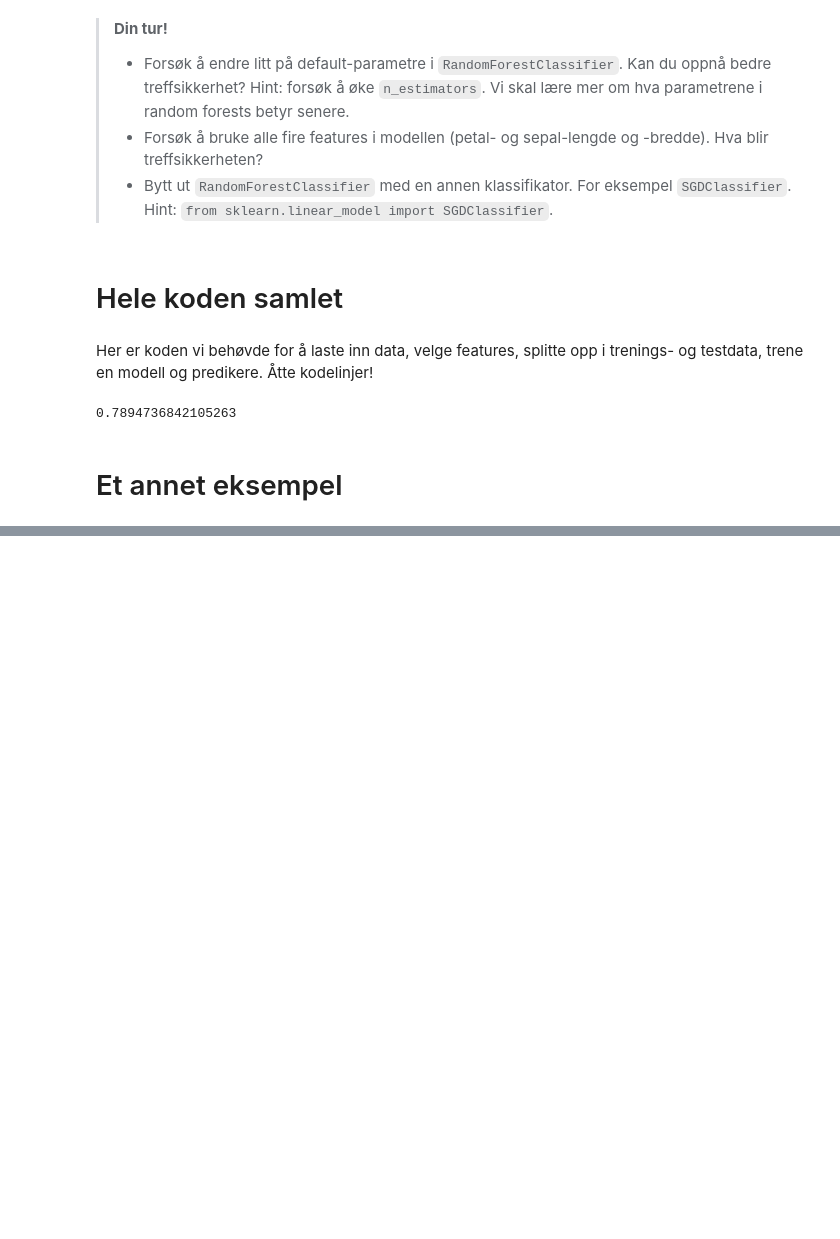
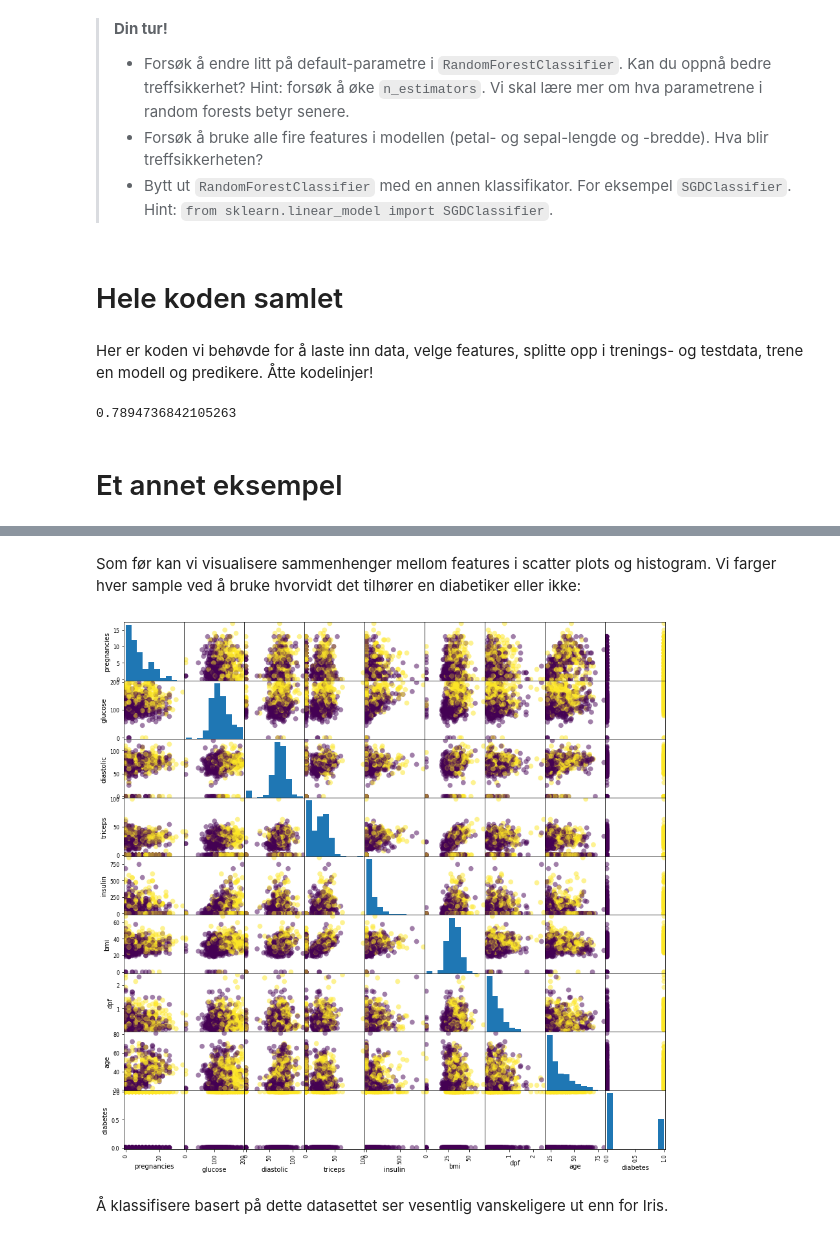
Before and after one commit to MMIV-ML/ELMED219-2020, a Jupyter notebook: notebooks/ELMED219-Lab0-Enkle_eksempler.ipynb, the cells around one changed output, grey strips where cells are left out. Drawn from its saved outputs; the diff is of its cells as text; code cells hidden in the pictures; blank space fills up the shorter version.

```diff
--- a/notebooks/ELMED219-Lab0-Enkle_eksempler.ipynb
+++ b/notebooks/ELMED219-Lab0-Enkle_eksempler.ipynb
@@ -414,0 +439,2 @@ accuracy_score(y_test, y_pred)
+# %%
+diabetes = pd.read_csv('data/diabetes.csv')
@@ -414,0 +497,9 @@ accuracy_score(y_test, y_pred)
+# %% [markdown]
+Som før kan vi visualisere sammenhenger mellom features i scatter plots og histogram. Vi farger hver sample ved å bruke hvorvidt det tilhører en diabetiker eller ikke:
+# %%
+pd.plotting.scatter_matrix(diabetes, c=diabetes['diabetes'], figsize=(15,15), marker='o', s=60)
+plt.show()
+# %% [output]
+[figure, added]
+# %% [markdown]
+Å klassifisere basert på dette datasettet ser vesentlig vanskeligere ut enn for Iris.
```
Also changed, not shown: parts of 64 cells of this notebook, 3 other files.
